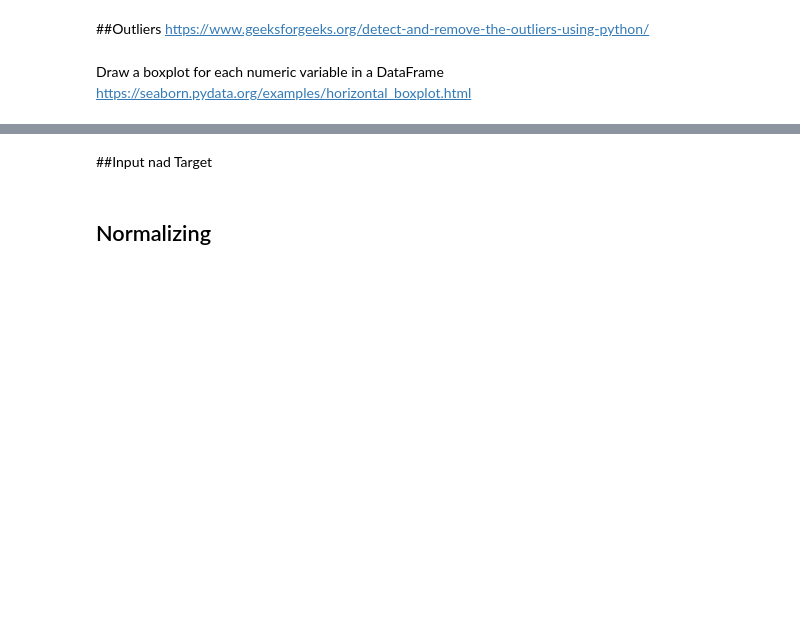
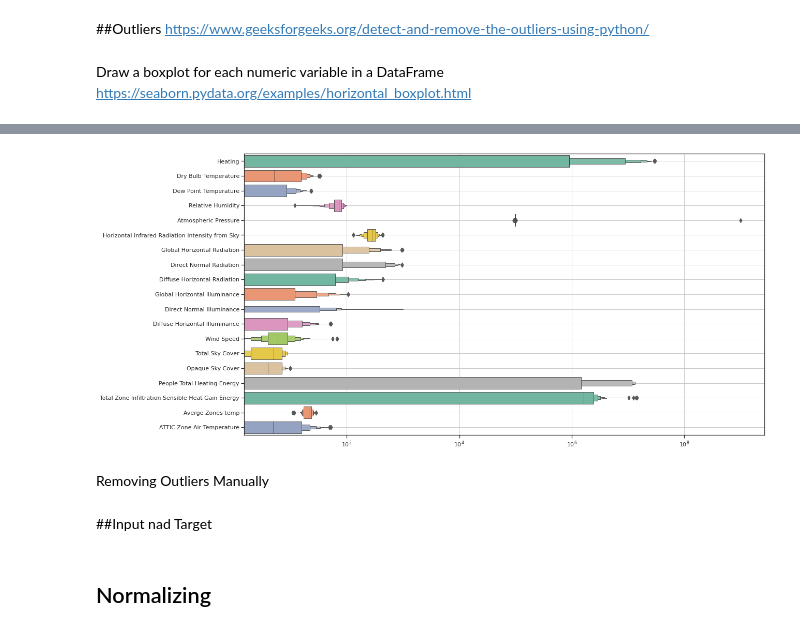
Before and after one commit to sajad95/Heat, a Jupyter notebook: FastCodeImpactofweatherXGB.ipynb, the cells around one changed output, grey strips where cells are left out. Drawn from its saved outputs; the diff is of its cells as text; code cells hidden in the pictures; blank space fills up the shorter version.

```diff
--- a/FastCodeImpactofweatherXGB.ipynb
+++ b/FastCodeImpactofweatherXGB.ipynb
@@ -116,0 +116,2 @@ ax.yaxis.grid(True)
+# %%
+new_raw_df3 = raw_df3.drop(['Date','Time'], axis=1)
@@ -116,0 +120,6 @@ ax.yaxis.grid(True)
+# %%
+# identify outliers in the training dataset
+iso = IsolationForest(contamination=0.2)
+yhat = iso.fit_predict(new_raw_df3)
+# %%
+mask = yhat != -1
@@ -117,3 +130,20 @@ ax.yaxis.grid(True)
+# %%
+# Filtering a dataframe using a boolean arrays
+newmask= pd.Series(mask)
+new_raw_df3 = new_raw_df3[newmask.values]
+# %%
+sns.set_theme(style="ticks")
+f, ax = plt.subplots(figsize=(18, 10))
+ax.set_xscale("log")
+ax = sns.boxenplot(data=new_raw_df3, orient="h", palette="Set2", linewidth=1)
+ax.xaxis.grid(True)
+ax.yaxis.grid(True)
+#boxplot If you used it, you should remove scale = 'linear'
+#boxenplot if you used it, you can use scale = 'linear'
+# %% [output]
+[figure, added]
+# %% [markdown]
+Removing Outliers Manually
 # %% [markdown]
 ##Input nad Target
 # %%
```
Also changed, not shown: parts of 5 cells of this notebook.
